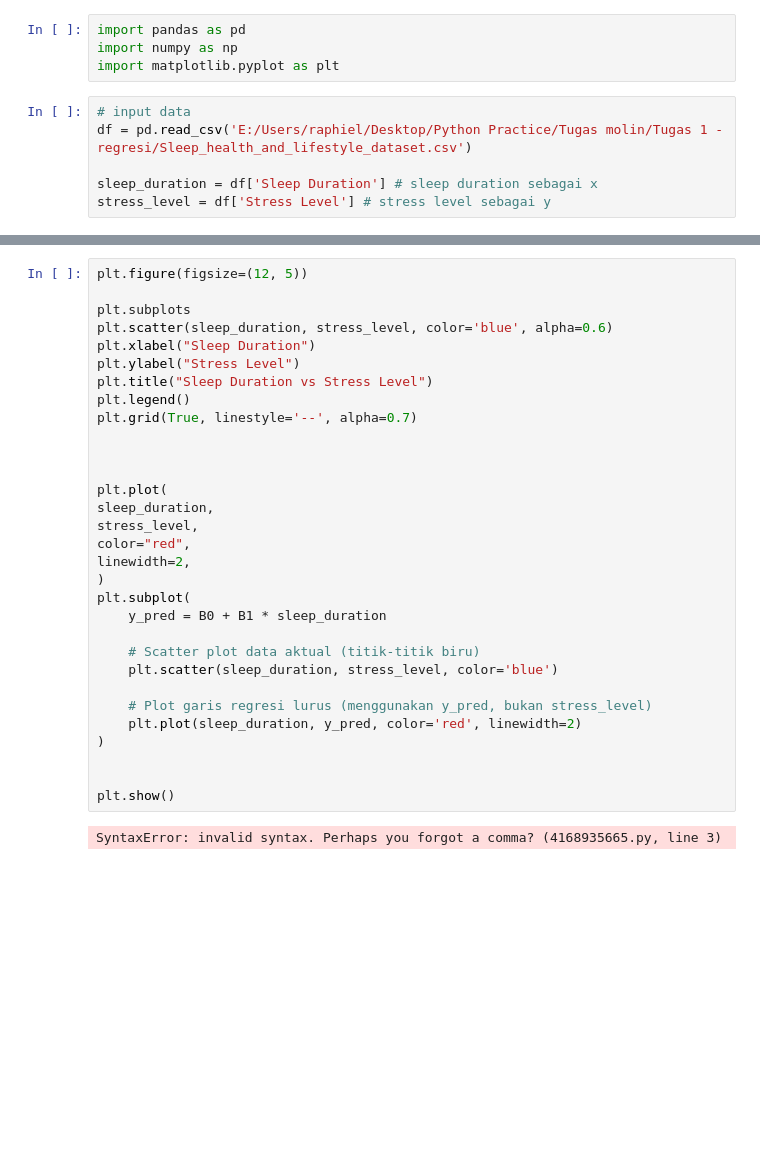
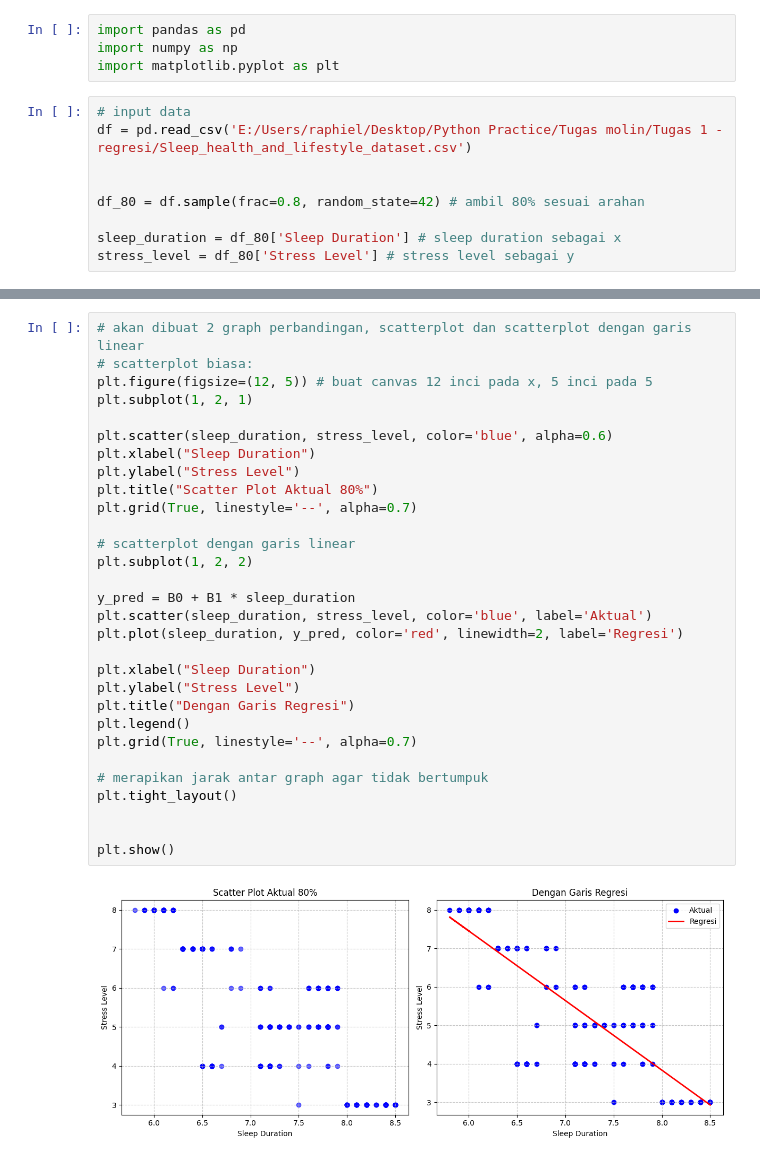
Before and after one commit to SoonToBeDataScientist/TugasEVDA-MOLIN, a Jupyter notebook: Tugas molin/Tugas 1 - regresi/Tugas 1 molin - Regresi.ipynb, the cells around one changed output, grey strips where cells are left out. Cells and saved outputs as stored; diff of their text form; blank space fills up the shorter version.

```diff
--- a/Tugas molin/Tugas 1 - regresi/Tugas 1 molin - Regresi.ipynb
+++ b/Tugas molin/Tugas 1 - regresi/Tugas 1 molin - Regresi.ipynb
@@ -6,8 +6,11 @@ import matplotlib.pyplot as plt
 # input data
 df = pd.read_csv('E:/Users/raphiel/Desktop/Python Practice/Tugas molin/Tugas 1 - regresi/Sleep_health_and_lifestyle_dataset.csv')
 
-sleep_duration = df['Sleep Duration'] # sleep duration sebagai x
-stress_level = df['Stress Level'] # stress level sebagai y
+
+df_80 = df.sample(frac=0.8, random_state=42) # ambil 80% sesuai arahan
+
+sleep_duration = df_80['Sleep Duration'] # sleep duration sebagai x
+stress_level = df_80['Stress Level'] # stress level sebagai y
 # %%
 # rumus regresi linear sederhana: y = B0 + B1*x
 # menghitung B1 (slope)
@@ -26,33 +29,32 @@ Persamaan regresi: Stress level = 18.2855 + -1.8088 * sleep duration
 # %%
-plt.figure(figsize=(12, 5))
+# akan dibuat 2 graph perbandingan, scatterplot dan scatterplot dengan garis linear
+# scatterplot biasa:
+plt.figure(figsize=(12, 5)) # buat canvas 12 inci pada x, 5 inci pada 5
+plt.subplot(1, 2, 1)
 
-plt.subplots
 plt.scatter(sleep_duration, stress_level, color='blue', alpha=0.6)
 plt.xlabel("Sleep Duration")
 plt.ylabel("Stress Level")
-plt.title("Sleep Duration vs Stress Level")
+plt.title("Scatter Plot Aktual 80%")
+plt.grid(True, linestyle='--', alpha=0.7)
+
+# scatterplot dengan garis linear
+plt.subplot(1, 2, 2)
+
+y_pred = B0 + B1 * sleep_duration
+plt.scatter(sleep_duration, stress_level, color='blue', label='Aktual')
+plt.plot(sleep_duration, y_pred, color='red', linewidth=2, label='Regresi')
+
+plt.xlabel("Sleep Duration")
+plt.ylabel("Stress Level")
+plt.title("Dengan Garis Regresi")
 plt.legend()
 plt.grid(True, linestyle='--', alpha=0.7)
 
-
-
-plt.plot(
-sleep_duration,
-stress_level,
-color="red",
-linewidth=2,
-)
-plt.subplot(
-    y_pred = B0 + B1 * sleep_duration
-
-    # Scatter plot data aktual (titik-titik biru)
-    plt.scatter(sleep_duration, stress_level, color='blue')
-
-    # Plot garis regresi lurus (menggunakan y_pred, bukan stress_level)
-    plt.plot(sleep_duration, y_pred, color='red', linewidth=2)
-)
+# merapikan jarak antar graph agar tidak bertumpuk
+plt.tight_layout()
 
 
 plt.show()
 # %% [output]
-SyntaxError: invalid syntax. Perhaps you forgot a comma? (4168935665.py, line 3)
+[figure, added]
```
Also changed, not shown: parts of 2 cells of this notebook.
